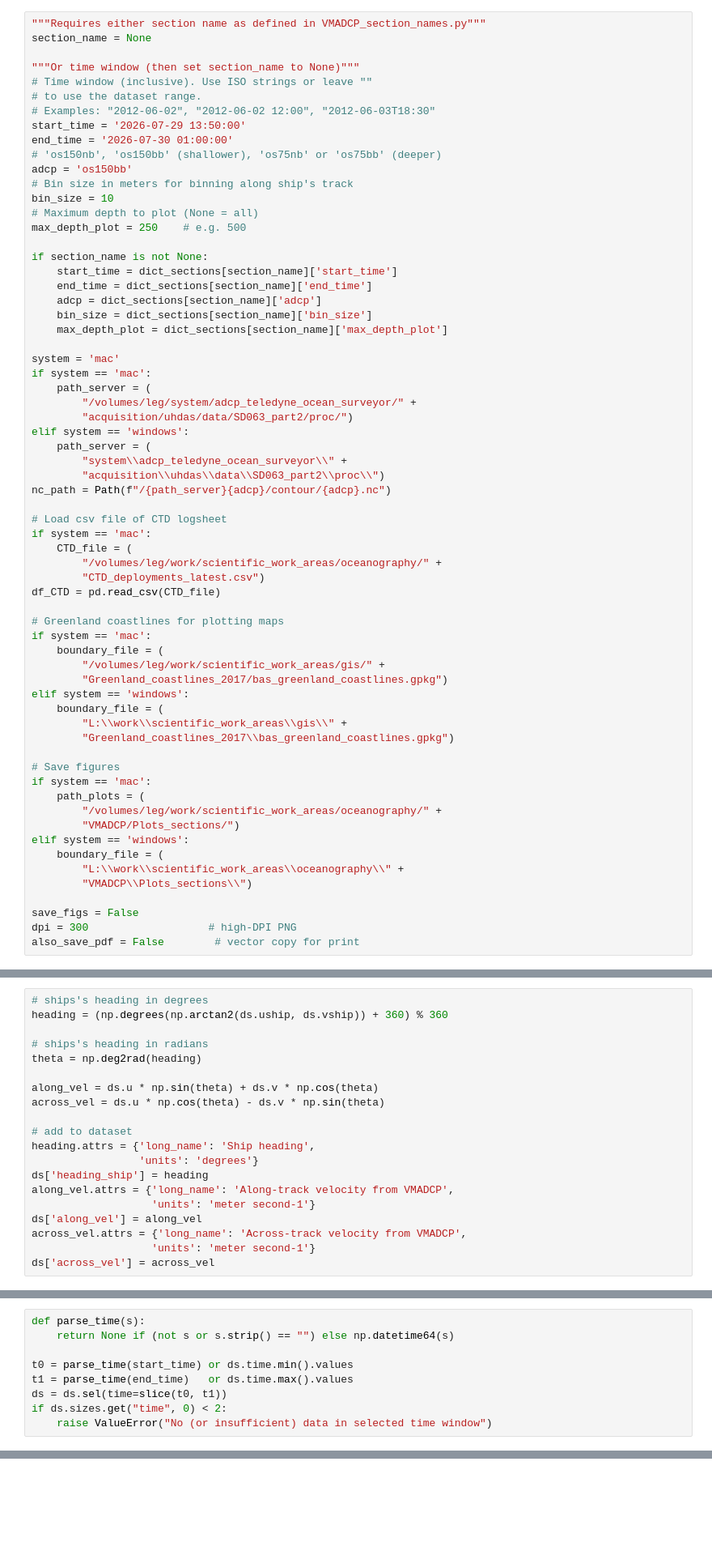
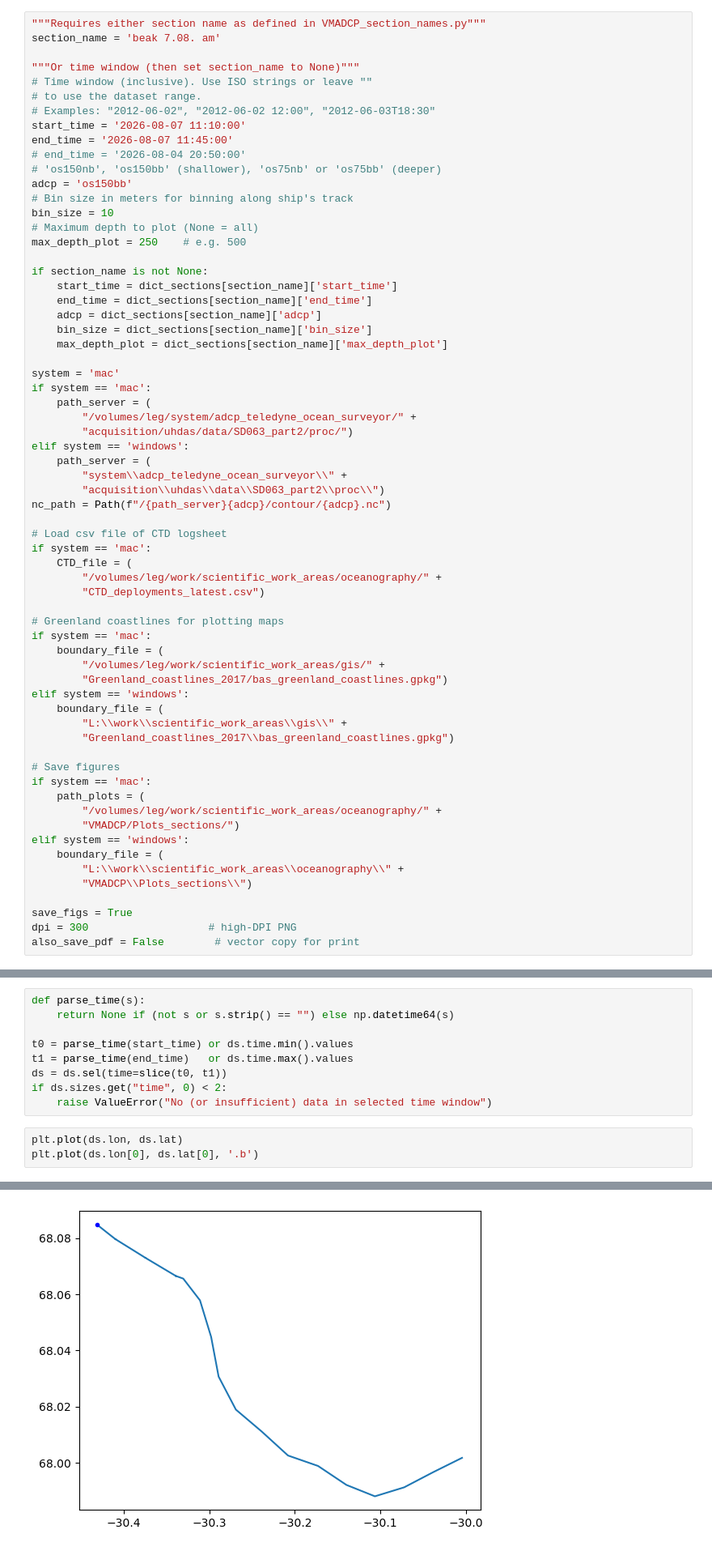
Before and after one commit to jenniferagraham/SD063_Oceanography, a Jupyter notebook: VMADCP/VMADCP_plots.ipynb, the cells around one changed output, grey strips where cells are left out. Shown at 81% size. Drawn from its saved outputs; the diff is of its cells as text; blank space fills up the shorter version.

```diff
--- a/VMADCP/VMADCP_plots.ipynb
+++ b/VMADCP/VMADCP_plots.ipynb
@@ -20,14 +20,15 @@ import pandas as pd
 ## User settings
 # %%
 """Requires either section name as defined in VMADCP_section_names.py"""
-section_name = None
+section_name = 'beak 7.08. am'
 
 """Or time window (then set section_name to None)"""
 # Time window (inclusive). Use ISO strings or leave ""
 # to use the dataset range.
 # Examples: "2012-06-02", "2012-06-02 12:00", "2012-06-03T18:30"
-start_time = '2026-07-29 13:50:00'
-end_time = '2026-07-30 01:00:00'
+start_time = '2026-08-07 11:10:00'
+end_time = '2026-08-07 11:45:00'
+# end_time = '2026-08-04 20:50:00'
 # 'os150nb', 'os150bb' (shallower), 'os75nb' or 'os75bb' (deeper)
 adcp = 'os150bb'
 # Bin size in meters for binning along ship's track
@@ -58,7 +59,6 @@ if system == 'mac':
     CTD_file = (
         "/volumes/leg/work/scientific_work_areas/oceanography/" +
         "CTD_deployments_latest.csv")
-df_CTD = pd.read_csv(CTD_file)
 
 # Greenland coastlines for plotting maps
 if system == 'mac':
@@ -80,7 +80,7 @@ elif system == 'windows':
         "L:\\work\\scientific_work_areas\\oceanography\\" +
         "VMADCP\\Plots_sections\\")
 
-save_figs = False
+save_figs = True
 dpi = 300                   # high-DPI PNG
 also_save_pdf = False        # vector copy for print
 # %% [markdown]
@@ -121,23 +120,3 @@ df_CTD = df_CTD[(df_CTD['Time'] >= pd.Timestamp(start_time)) &
-# %%
-# ships's heading in degrees
-heading = (np.degrees(np.arctan2(ds.uship, ds.vship)) + 360) % 360
-
-# ships's heading in radians
-theta = np.deg2rad(heading)
-
-along_vel = ds.u * np.sin(theta) + ds.v * np.cos(theta)
-across_vel = ds.u * np.cos(theta) - ds.v * np.sin(theta)
-
-# add to dataset
-heading.attrs = {'long_name': 'Ship heading',
-                 'units': 'degrees'}
-ds['heading_ship'] = heading
-along_vel.attrs = {'long_name': 'Along-track velocity from VMADCP',
-                   'units': 'meter second-1'}
-ds['along_vel'] = along_vel
-across_vel.attrs = {'long_name': 'Across-track velocity from VMADCP',
-                   'units': 'meter second-1'}
-ds['across_vel'] = across_vel
 # %% [markdown]
 ## Select time
 # %%
@@ -149,3 +128,7 @@ t1 = parse_time(end_time)   or ds.time.max().values
 ds = ds.sel(time=slice(t0, t1))
 if ds.sizes.get("time", 0) < 2:
     raise ValueError("No (or insufficient) data in selected time window")
+# %%
+plt.plot(ds.lon, ds.lat)
+plt.plot(ds.lon[0], ds.lat[0], '.b')
+# %% [output]
@@ -151,0 +136 @@ if ds.sizes.get("time", 0) < 2:
+[figure, added]
```
Also changed, not shown: parts of 48 cells of this notebook.
